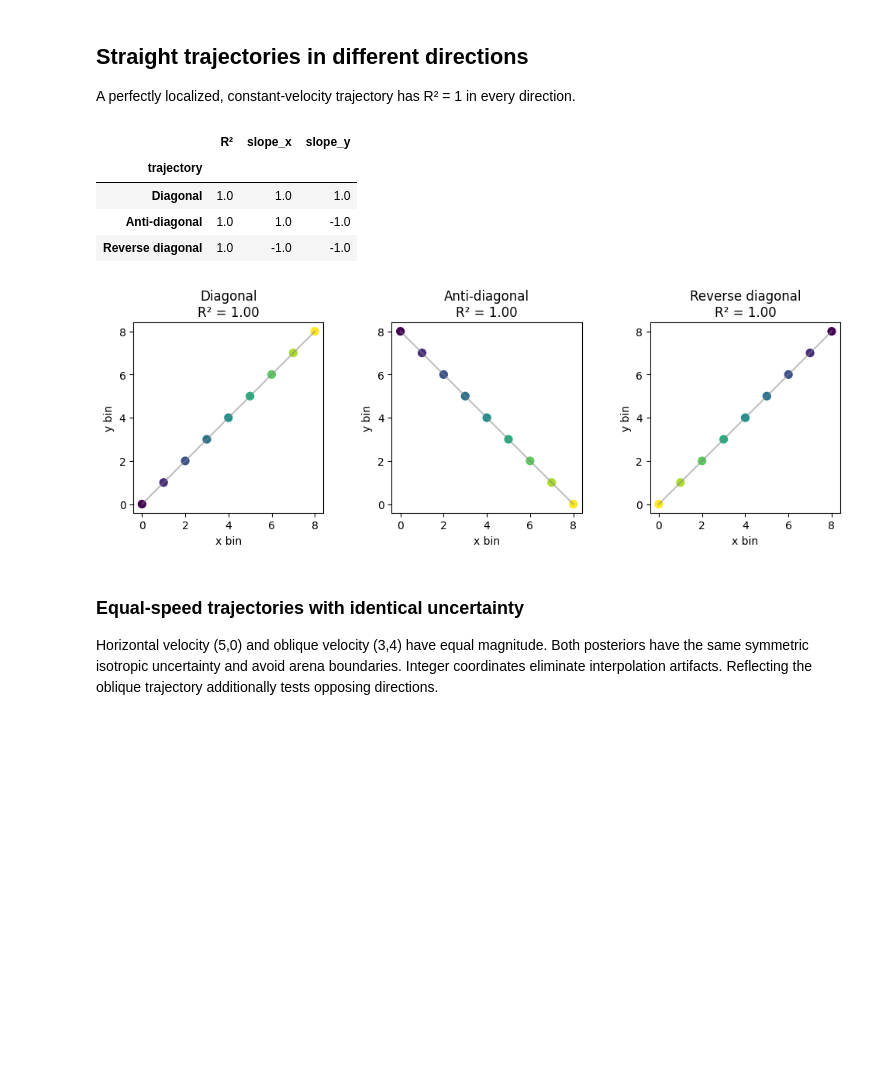
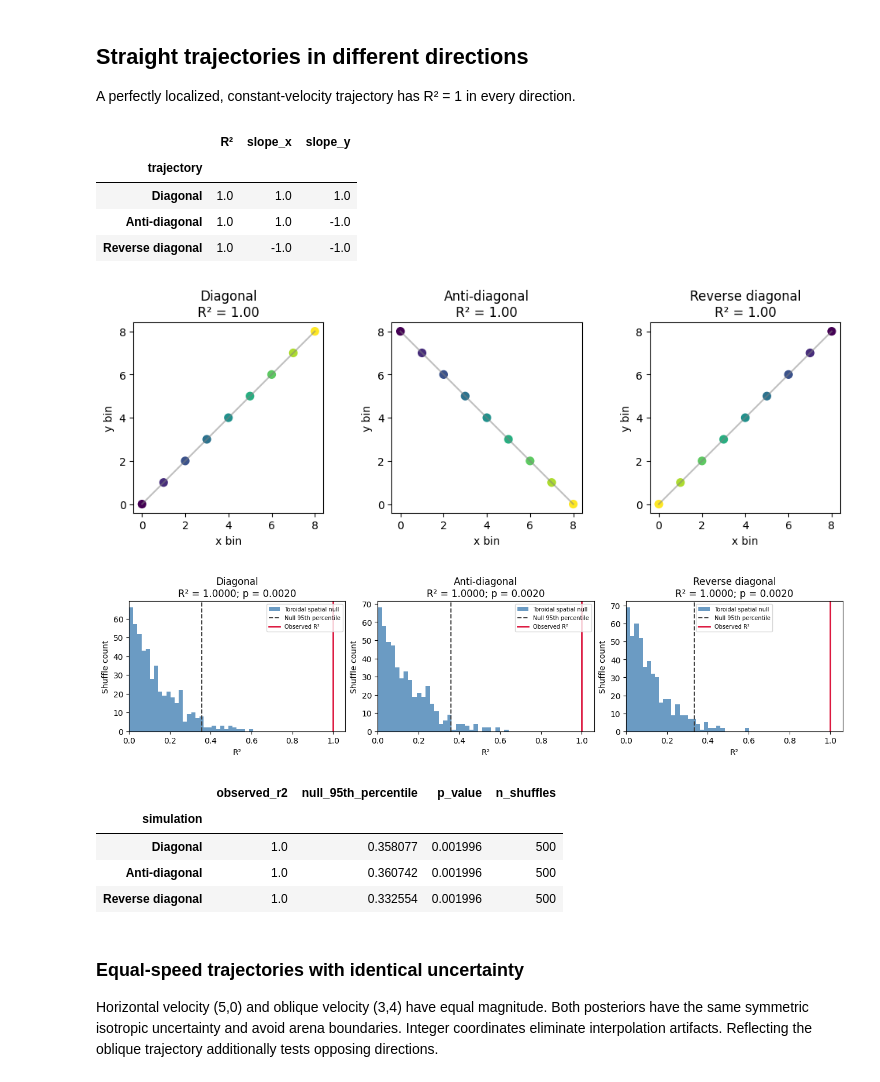
Before and after one commit to ryanharvey1/neuro_py, a Jupyter notebook: tutorials/weighted_regression_2d.ipynb, the cells around one changed output. Cells and saved outputs as stored; diff of their text form; code cells hidden in the pictures; blank space fills up the shorter version.

Commit message:
Add 500-shuffle toroidal null histograms to regression tutorial

```diff
--- a/tutorials/weighted_regression_2d.ipynb
+++ b/tutorials/weighted_regression_2d.ipynb
@@ -39,31 +140,39 @@ A perfectly localized, constant-velocity trajectory has R² = 1 in every directi
 # %%
 n = 9
 diagonal = np.zeros((n, n, n))
 diagonal[np.arange(n), np.arange(n), np.arange(n)] = 1
 examples = {
     "Diagonal": diagonal,
     "Anti-diagonal": diagonal[:, ::-1, :],
     "Reverse diagonal": diagonal[..., ::-1],
 }
 rows = []
 fig, axes = plt.subplots(1, 3, figsize=(10, 3.4), constrained_layout=True)
 for ax, (name, posterior) in zip(axes, examples.items()):
     r2, x_fit, y_fit, vx, vy, mx, my = weighted_regression_2d(posterior)
     rows.append({"trajectory": name, "R²": r2, "slope_x": vx, "slope_y": vy})
     np.testing.assert_allclose(r2, 1, atol=1e-12)
     ax.scatter(x_fit, y_fit, c=np.arange(n), cmap="viridis", s=50)
     ax.plot(x_fit, y_fit, color="0.5", alpha=0.5)
     ax.set(title=f"{name}\nR² = {r2:.2f}", xlabel="x bin", ylabel="y bin")
     ax.set_aspect("equal")
 display(pd.DataFrame(rows).set_index("trajectory"))
 plt.show()
+
+display(plot_r2_nulls(examples))
 # %% [output]
 |  | R² | slope_x | slope_y |
 | trajectory |  |  |  |
 | Diagonal | 1.0 | 1.0 | 1.0 |
 | Anti-diagonal | 1.0 | 1.0 | -1.0 |
 | Reverse diagonal | 1.0 | -1.0 | -1.0 |
 [figure]
+[figure, added]
+|  | observed_r2 | null_95th_percentile | p_value | n_shuffles |
+| simulation |  |  |  |  |
+| Diagonal | 1.0 | 0.358077 | 0.001996 | 500 |
+| Anti-diagonal | 1.0 | 0.360742 | 0.001996 | 500 |
+| Reverse diagonal | 1.0 | 0.332554 | 0.001996 | 500 |
 # %% [markdown]
 ### Equal-speed trajectories with identical uncertainty
 
```
Also changed, not shown: parts of 16 cells of this notebook, 1 other file.
